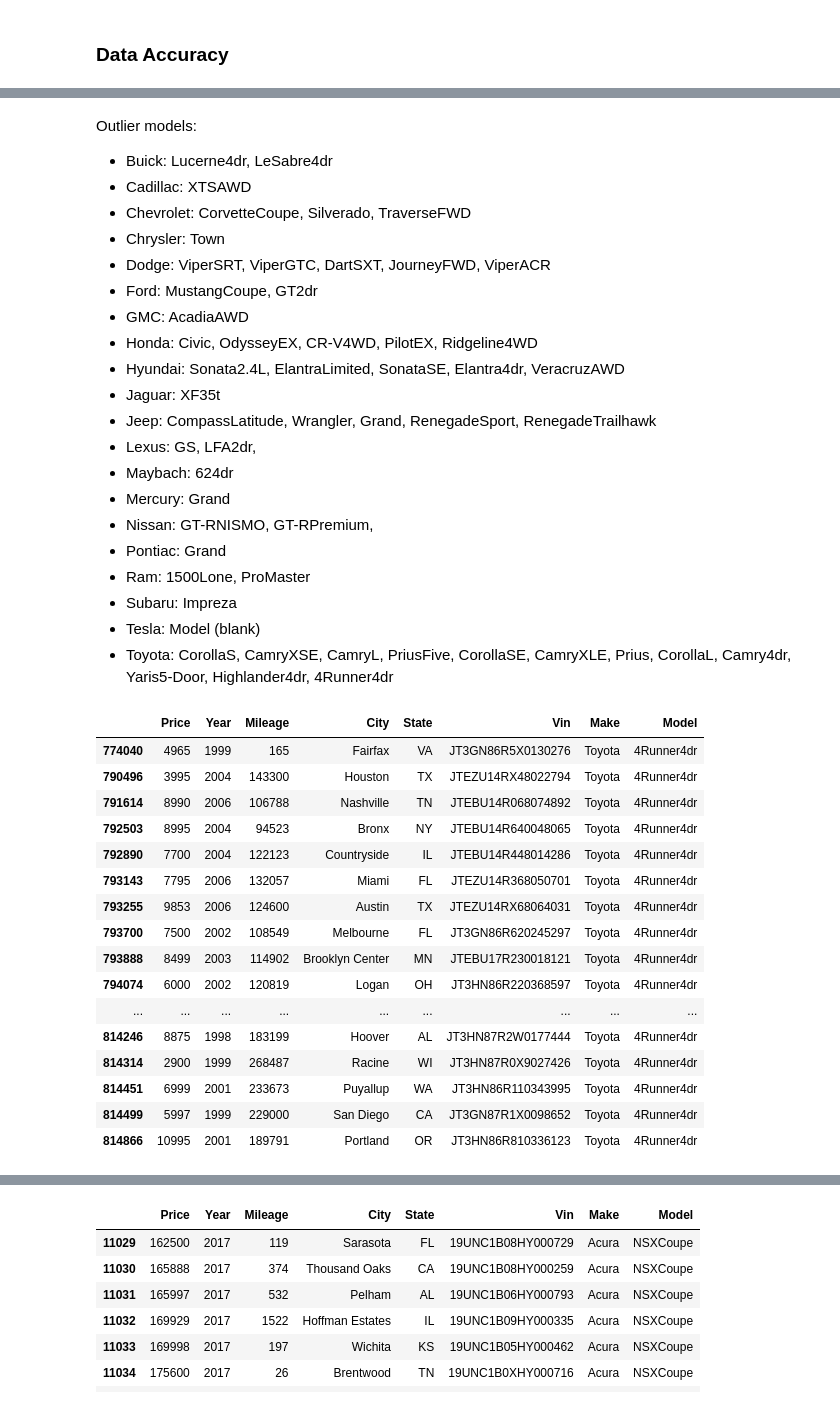
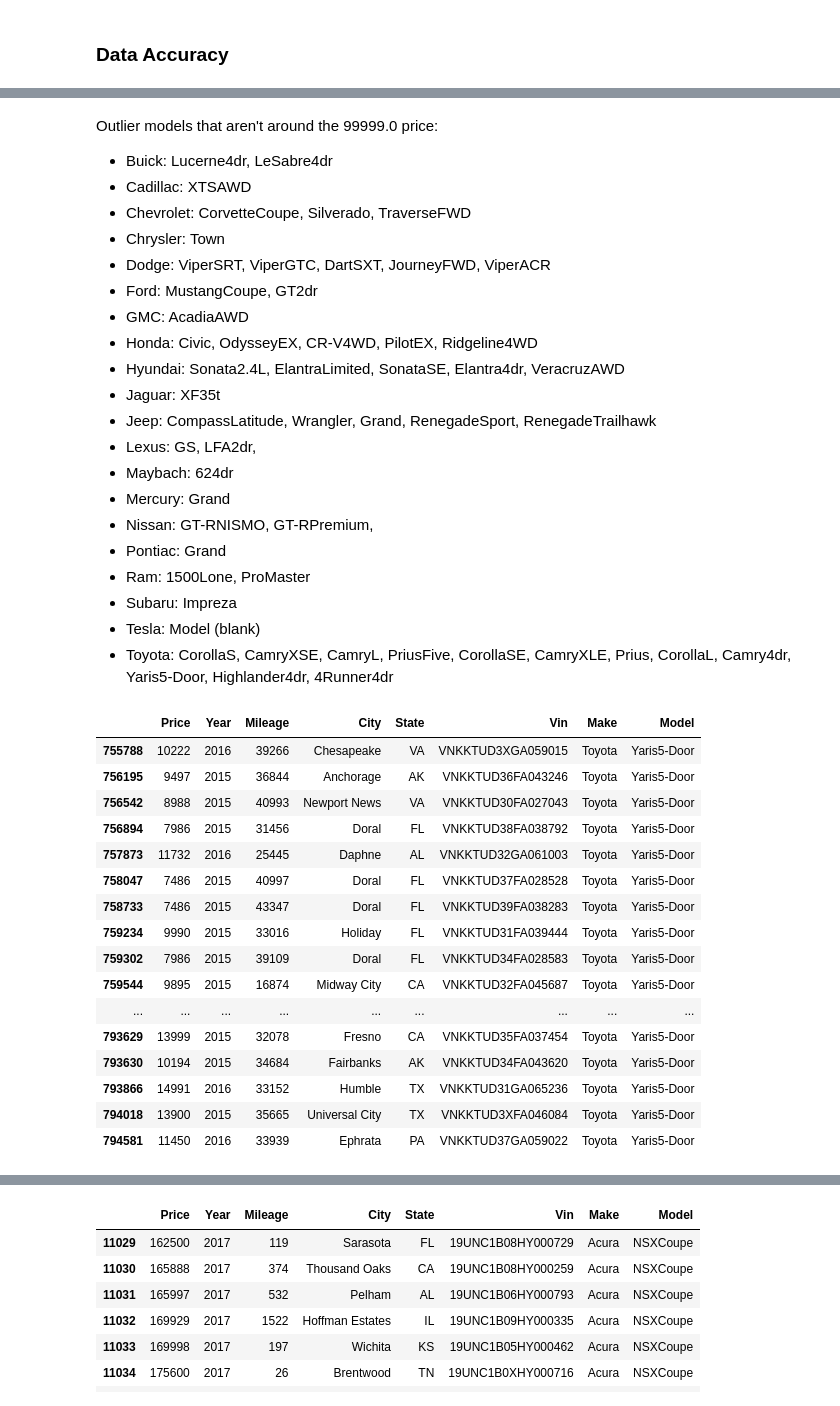
Before and after one commit to kimballwightman/2018_CarListings, a Jupyter notebook: 03 Scripts/6.1 A6 Data Quality Checks.ipynb, the cells around one changed output, grey strips where cells are left out. Saved outputs shown, nothing was run; the diff lists cells and outputs as text; code cells hidden in the pictures.

```diff
--- a/03 Scripts/6.1 A6 Data Quality Checks.ipynb
+++ b/03 Scripts/6.1 A6 Data Quality Checks.ipynb
@@ -14,7 +14,7 @@ import numpy as np
 import os
 # %%
 #import data set
-path = '/Users/kimballwightman/Desktop/Projects/Used Car Listings Analysis/'
+path = '/Users/kimballwightman/Desktop/Projects/Car Listings Analysis/'
 # %%
 df_cars = pd.read_csv(os.path.join(path,'02 Data','Original Data','true_car_listings.csv'))
 # %% [markdown]
@@ -330,8 +330,6 @@ We returned to this script after finding some issues with prices from the 6.2 sc
 #we'll need to take out the normally high-priced cars and then do searches for them individually
 price_outliers = df_no_dups[~df_no_dups['Make'].isin(['Acura','Aston','Audi','Bentley','Ferrari','Lamborghini','Land','Maserati','McLaren','Mercedes-Benz','Porsche','Rolls-Royce'])]
 # %%
-pd.options.display.max_rows = None
-
 price_outliers[price_outliers['Price']>= 99000]
 # %% [output]
 |  | Price | Year | Mileage | City | State | Vin | Make | Model |
@@ -354,5 +348,5 @@ price_outliers[price_outliers['Price']>= 99000]
 # %% [markdown]
-Outlier models:
+Outlier models that aren't around the 99999.0 price:
 
 - Buick: Lucerne4dr, LeSabre4dr
 - Cadillac: XTSAWD
@@ -375,23 +369,24 @@ Outlier models:
 - Tesla: Model (blank)
 - Toyota: CorollaS, CamryXSE, CamryL, PriusFive, CorollaSE, CamryXLE, Prius, CorollaL, Camry4dr, Yaris5-Door, Highlander4dr, 4Runner4dr
 # %%
-#I used this line of code iteratively for each model we found.
-df_no_dups[(df_no_dups['Model']=='4Runner4dr')]
+#I used this line of code iteratively for each model we found
+#have to look at each model one by one to make judgement call on if outliers are valid prices or not
+df_no_dups[(df_no_dups['Model']=='Yaris5-Door')]
 # %% [output]
 |  | Price | Year | Mileage | City | State | Vin | Make | Model |
-| 774040 | 4965 | 1999 | 165 | Fairfax | VA | JT3GN86R5X0130276 | Toyota | 4Runner4dr |
-| 790496 | 3995 | 2004 | 143300 | Houston | TX | JTEZU14RX48022794 | Toyota | 4Runner4dr |
-| 791614 | 8990 | 2006 | 106788 | Nashville | TN | JTEBU14R068074892 | Toyota | 4Runner4dr |
-| 792503 | 8995 | 2004 | 94523 | Bronx | NY | JTEBU14R640048065 | Toyota | 4Runner4dr |
-| 792890 | 7700 | 2004 | 122123 | Countryside | IL | JTEBU14R448014286 | Toyota | 4Runner4dr |
-| 793143 | 7795 | 2006 | 132057 | Miami | FL | JTEZU14R368050701 | Toyota | 4Runner4dr |
-| 793255 | 9853 | 2006 | 124600 | Austin | TX | JTEZU14RX68064031 | Toyota | 4Runner4dr |
-| 793700 | 7500 | 2002 | 108549 | Melbourne | FL | JT3GN86R620245297 | Toyota | 4Runner4dr |
-| 793888 | 8499 | 2003 | 114902 | Brooklyn Center | MN | JTEBU17R230018121 | Toyota | 4Runner4dr |
-| 794074 | 6000 | 2002 | 120819 | Logan | OH | JT3HN86R220368597 | Toyota | 4Runner4dr |
+| 755788 | 10222 | 2016 | 39266 | Chesapeake | VA | VNKKTUD3XGA059015 | Toyota | Yaris5-Door |
+| 756195 | 9497 | 2015 | 36844 | Anchorage | AK | VNKKTUD36FA043246 | Toyota | Yaris5-Door |
+| 756542 | 8988 | 2015 | 40993 | Newport News | VA | VNKKTUD30FA027043 | Toyota | Yaris5-Door |
+| 756894 | 7986 | 2015 | 31456 | Doral | FL | VNKKTUD38FA038792 | Toyota | Yaris5-Door |
+| 757873 | 11732 | 2016 | 25445 | Daphne | AL | VNKKTUD32GA061003 | Toyota | Yaris5-Door |
+| 758047 | 7486 | 2015 | 40997 | Doral | FL | VNKKTUD37FA028528 | Toyota | Yaris5-Door |
+| 758733 | 7486 | 2015 | 43347 | Doral | FL | VNKKTUD39FA038283 | Toyota | Yaris5-Door |
+| 759234 | 9990 | 2015 | 33016 | Holiday | FL | VNKKTUD31FA039444 | Toyota | Yaris5-Door |
+| 759302 | 7986 | 2015 | 39109 | Doral | FL | VNKKTUD34FA028583 | Toyota | Yaris5-Door |
+| 759544 | 9895 | 2015 | 16874 | Midway City | CA | VNKKTUD32FA045687 | Toyota | Yaris5-Door |
 | ... | ... | ... | ... | ... | ... | ... | ... | ... |
-| 814246 | 8875 | 1998 | 183199 | Hoover | AL | JT3HN87R2W0177444 | Toyota | 4Runner4dr |
-| 814314 | 2900 | 1999 | 268487 | Racine | WI | JT3HN87R0X9027426 | Toyota | 4Runner4dr |
-| 814451 | 6999 | 2001 | 233673 | Puyallup | WA | JT3HN86R110343995 | Toyota | 4Runner4dr |
-| 814499 | 5997 | 1999 | 229000 | San Diego | CA | JT3GN87R1X0098652 | Toyota | 4Runner4dr |
-| 814866 | 10995 | 2001 | 189791 | Portland | OR | JT3HN86R810336123 | Toyota | 4Runner4dr |
+| 793629 | 13999 | 2015 | 32078 | Fresno | CA | VNKKTUD35FA037454 | Toyota | Yaris5-Door |
+| 793630 | 10194 | 2015 | 34684 | Fairbanks | AK | VNKKTUD34FA043620 | Toyota | Yaris5-Door |
+| 793866 | 14991 | 2016 | 33152 | Humble | TX | VNKKTUD31GA065236 | Toyota | Yaris5-Door |
+| 794018 | 13900 | 2015 | 35665 | Universal City | TX | VNKKTUD3XFA046084 | Toyota | Yaris5-Door |
+| 794581 | 11450 | 2016 | 33939 | Ephrata | PA | VNKKTUD37GA059022 | Toyota | Yaris5-Door |
```
Also changed, not shown: parts of 33 cells of this notebook, 3 other files.
